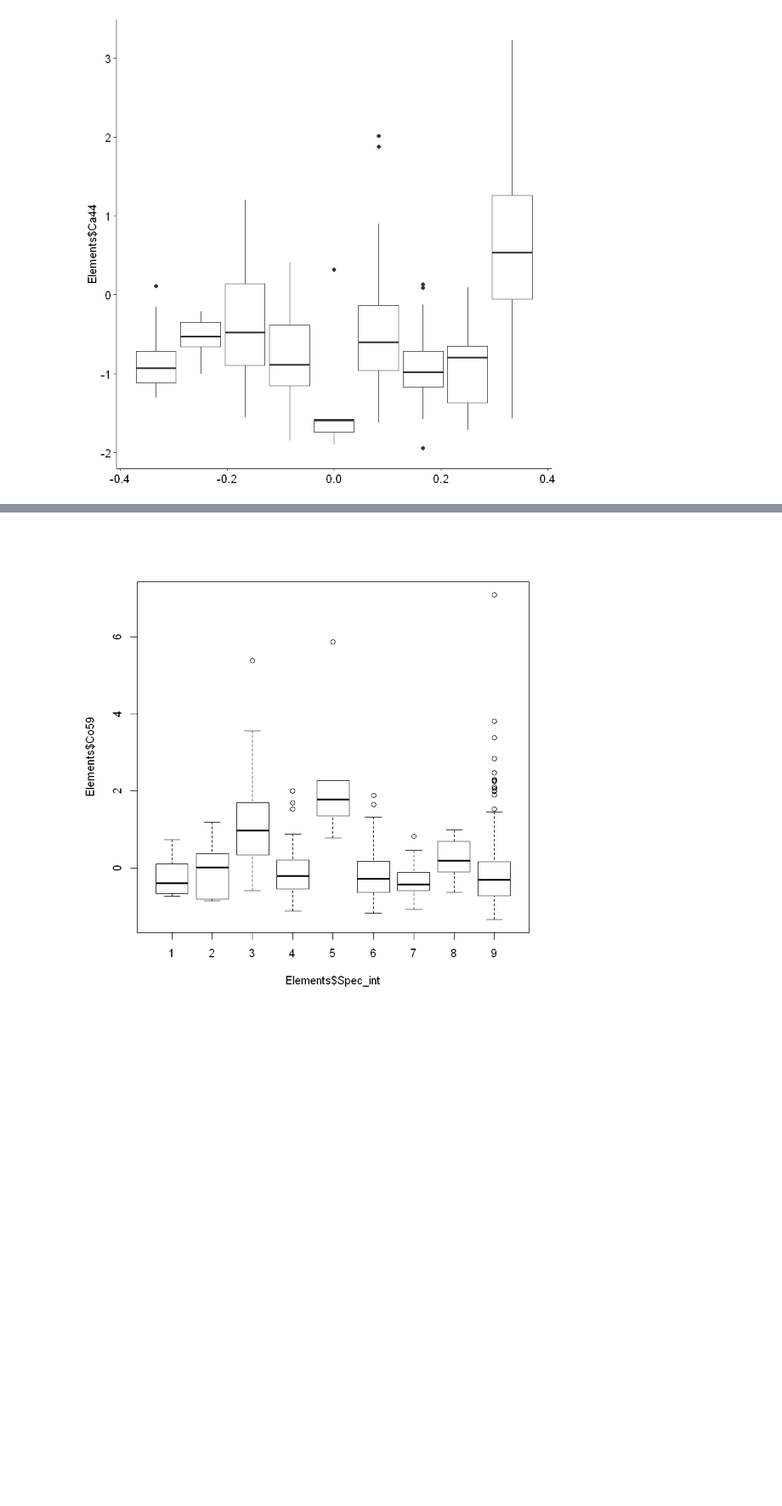
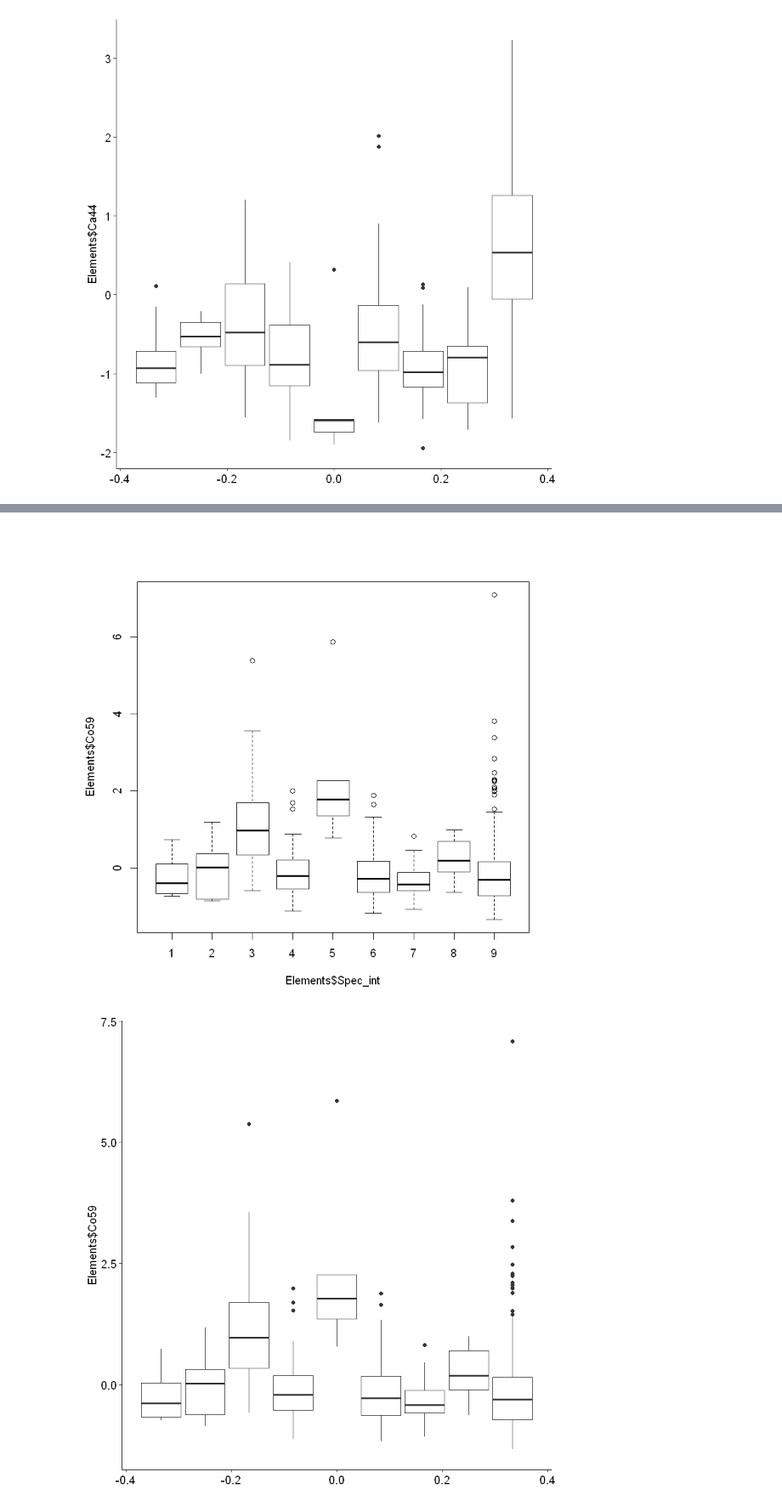
Before and after one commit to Kovacs-Lab/Aim-3, a Jupyter notebook: Ionomics/Boxplots.ipynb, the cells around one changed output, grey strips where cells are left out. Shown at 85% size. Saved outputs shown, nothing was run; the diff lists cells and outputs as text; code cells hidden in the pictures; blank space fills up the shorter version.

```diff
--- a/Ionomics/Boxplots.ipynb
+++ b/Ionomics/Boxplots.ipynb
@@ -115,5 +125,10 @@ manganese <- boxplot(Elements$Mn55~Elements$Spec_int) # Boxplots of manganese co
 # %%
-cobalt <- boxplot(Elements$Co59~Elements$Spec_int) # Boxplots of cobalt concentraions
+#cobalt <- boxplot(Elements$Co59~Elements$Spec_int) # Boxplots of cobalt concentraions
+boxplot(Elements$Co59~Elements$Spec_int) #cobalt
+cobalt <- ggplot(Elements, aes(group=Elements$Spec_int, y=Elements$Co59)) +
+  geom_boxplot()
+cobalt
 # %% [output]
 [figure]
+[figure, added]
 # %%
```
Also changed, not shown: parts of 13 cells of this notebook.
